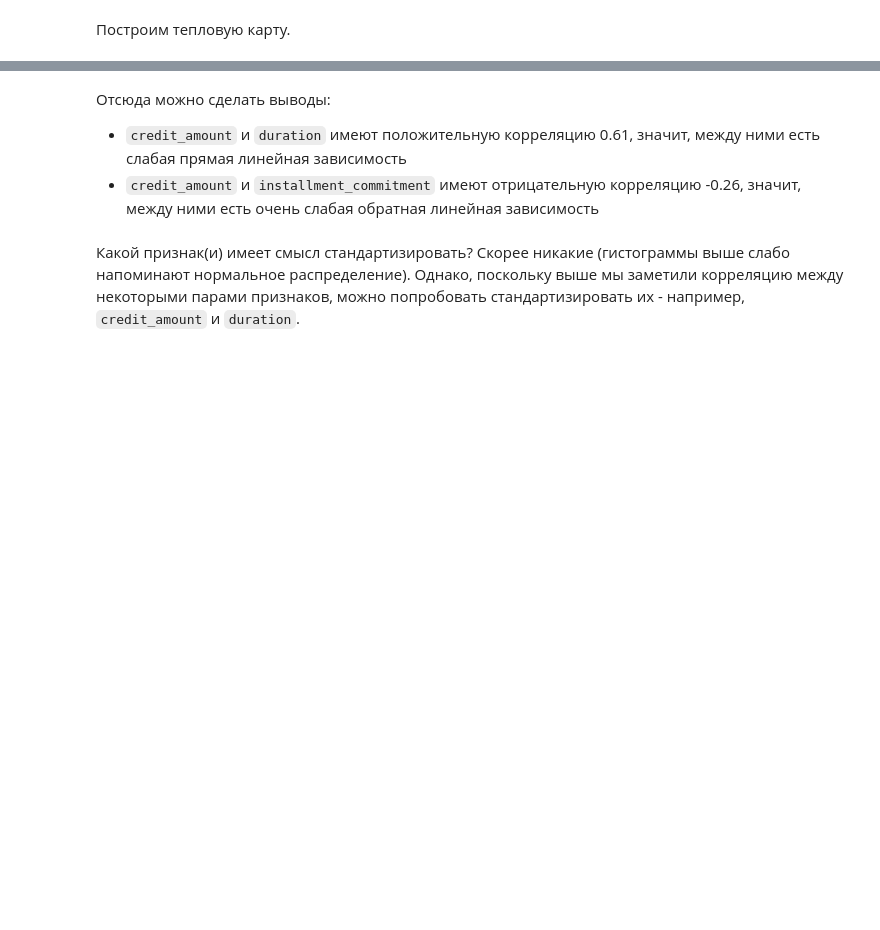
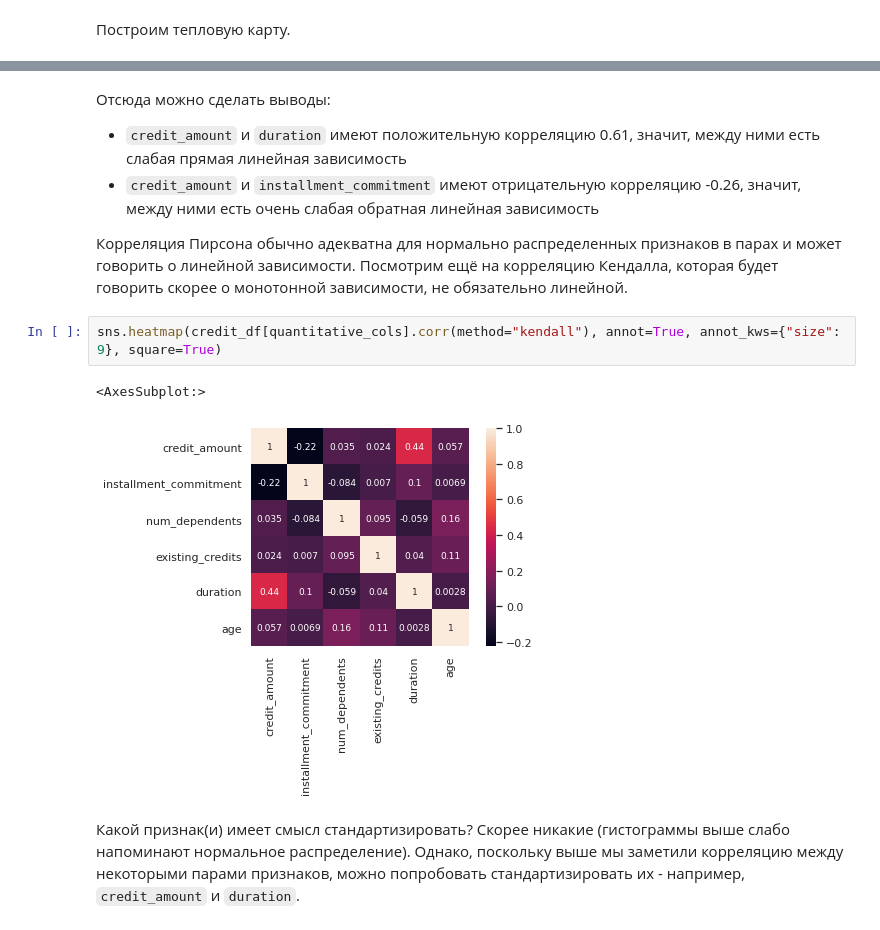
Before and after one commit to elmanelman/data-mining-class, a Jupyter notebook: lab1_task.ipynb, the cells around one changed output, grey strips where cells are left out. Cells and saved outputs as stored; diff of their text form; blank space fills up the shorter version.

```diff
--- a/lab1_task.ipynb
+++ b/lab1_task.ipynb
@@ -303,6 +313,13 @@ sns.heatmap(credit_df[quantitative_cols].corr(), annot=True, annot_kws={"size":
 
 - `credit_amount` и `duration` имеют положительную корреляцию 0.61, значит, между ними есть слабая прямая линейная зависимость
 - `credit_amount` и `installment_commitment` имеют отрицательную корреляцию -0.26, значит, между ними есть очень слабая обратная линейная зависимость
+
+Корреляция Пирсона обычно адекватна для нормально распределенных признаков в парах и может говорить о линейной зависимости. Посмотрим ещё на корреляцию Кендалла, которая будет говорить скорее о монотонной зависимости, не обязательно линейной.
+# %%
+sns.heatmap(credit_df[quantitative_cols].corr(method="kendall"), annot=True, annot_kws={"size": 9}, square=True)
+# %% [output]
+<AxesSubplot:>
+[figure, added]
 # %% [markdown]
 Какой признак(и) имеет смысл стандартизировать? Скорее никакие (гистограммы выше слабо напоминают нормальное распределение). Однако, поскольку выше мы заметили корреляцию между некоторыми парами признаков, можно попробовать стандартизировать их - например, `credit_amount` и `duration`.
 # %% [markdown]
```
Also changed, not shown: parts of 4 cells of this notebook.
